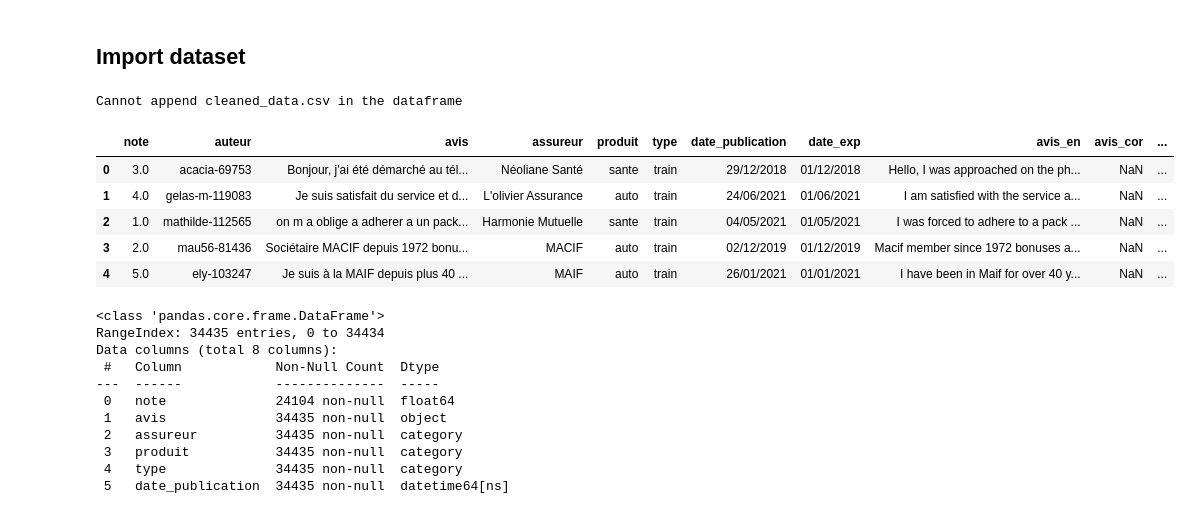
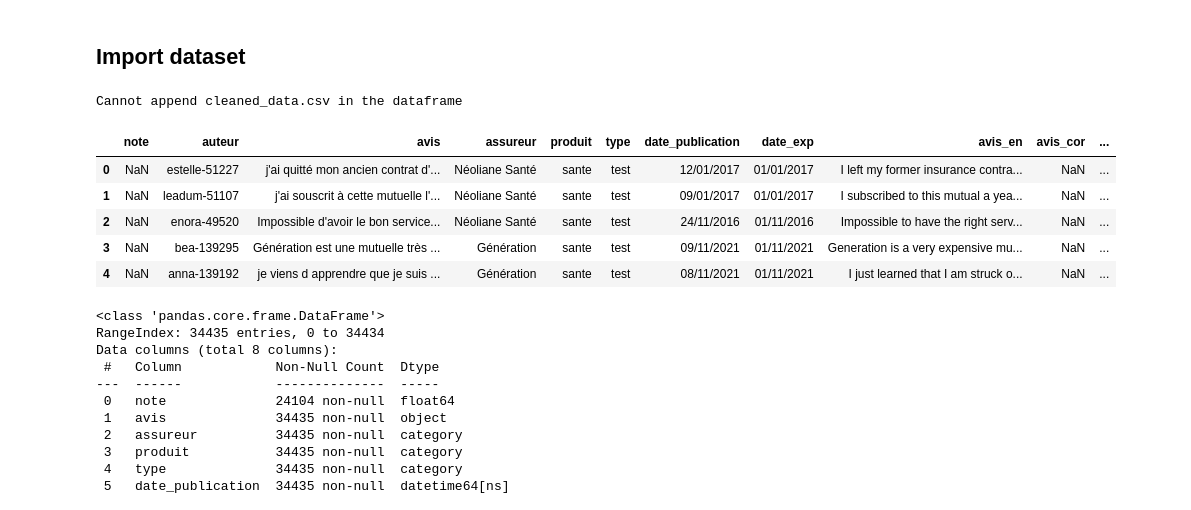
Before and after one commit to BastienCherel/NLP-Supervised-Learning, a Jupyter notebook: data_exploration.ipynb, the cells around one changed output. Saved outputs shown, nothing was run; the diff lists cells and outputs as text; code cells hidden in the pictures.

```diff
--- a/data_exploration.ipynb
+++ b/data_exploration.ipynb
@@ -5,29 +5,29 @@
 # %%
 import pandas as pd
 import os
 
 df = pd.DataFrame()
 directory_path = "data/"
 for file_name in os.listdir(directory_path):
     try:
         file_path = os.path.join(directory_path, file_name)
         # Read the CSV file into a temporary DataFrame
-        temp_df = pd.read_excel(file_path, )
+        temp_df = pd.read_excel(file_path)
 
         # Append the contents to the main DataFrame
         df = pd.concat([df, temp_df], ignore_index=True)
     except:
         print(f"Cannot append {file_name} in the dataframe")
 
 df.head()
 # %% [output]
 Cannot append cleaned_data.csv in the dataframe
 |  | note | auteur | avis | assureur | produit | type | date_publication | date_exp | avis_en | avis_cor | ... |
-| 0 | 3.0 | acacia-69753 | Bonjour, j'ai été démarché au tél... | Néoliane Santé | sante | train | 29/12/2018 | 01/12/2018 | Hello, I was approached on the ph... | NaN | ... |
-| 1 | 4.0 | gelas-m-119083 | Je suis satisfait du service et d... | L'olivier Assurance | auto | train | 24/06/2021 | 01/06/2021 | I am satisfied with the service a... | NaN | ... |
-| 2 | 1.0 | mathilde-112565 | on m a oblige a adherer a un pack... | Harmonie Mutuelle | sante | train | 04/05/2021 | 01/05/2021 | I was forced to adhere to a pack ... | NaN | ... |
-| 3 | 2.0 | mau56-81436 | Sociétaire MACIF depuis 1972 bonu... | MACIF | auto | train | 02/12/2019 | 01/12/2019 | Macif member since 1972 bonuses a... | NaN | ... |
-| 4 | 5.0 | ely-103247 | Je suis à la MAIF depuis plus 40 ... | MAIF | auto | train | 26/01/2021 | 01/01/2021 | I have been in Maif for over 40 y... | NaN | ... |
+| 0 | NaN | estelle-51227 | j'ai quitté mon ancien contrat d'... | Néoliane Santé | sante | test | 12/01/2017 | 01/01/2017 | I left my former insurance contra... | NaN | ... |
+| 1 | NaN | leadum-51107 | j'ai souscrit à cette mutuelle l'... | Néoliane Santé | sante | test | 09/01/2017 | 01/01/2017 | I subscribed to this mutual a yea... | NaN | ... |
+| 2 | NaN | enora-49520 | Impossible d'avoir le bon service... | Néoliane Santé | sante | test | 24/11/2016 | 01/11/2016 | Impossible to have the right serv... | NaN | ... |
+| 3 | NaN | bea-139295 | Génération est une mutuelle très ... | Génération | sante | test | 09/11/2021 | 01/11/2021 | Generation is a very expensive mu... | NaN | ... |
+| 4 | NaN | anna-139192 | je viens d apprendre que je suis ... | Génération | sante | test | 08/11/2021 | 01/11/2021 | I just learned that I am struck o... | NaN | ... |
 # %%
 # Drop useless columns
 df.drop(["auteur","avis_cor_en","avis_cor"], axis=1, inplace= True)
```
Also changed, not shown: parts of 6 cells of this notebook, 15 other files.
